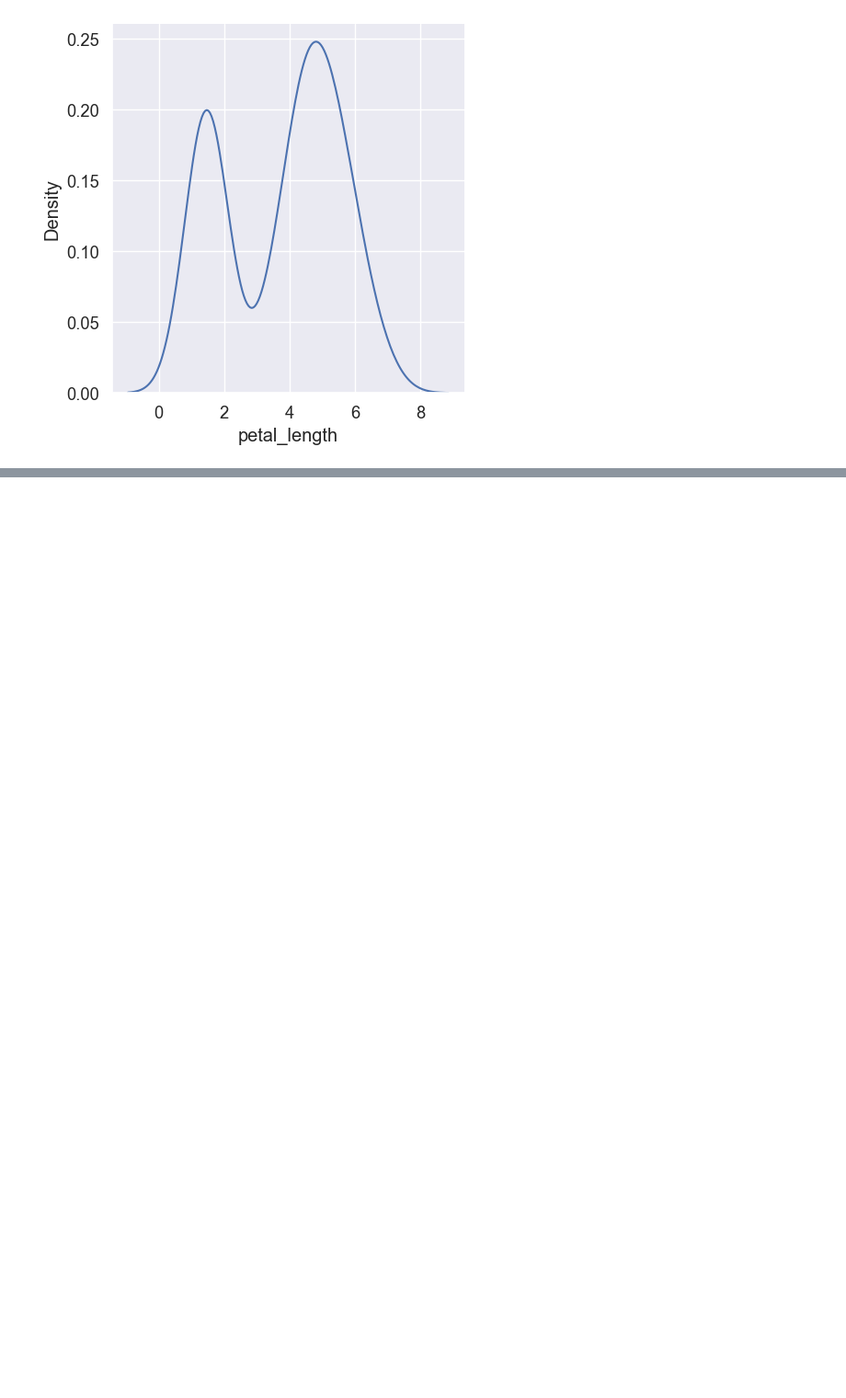
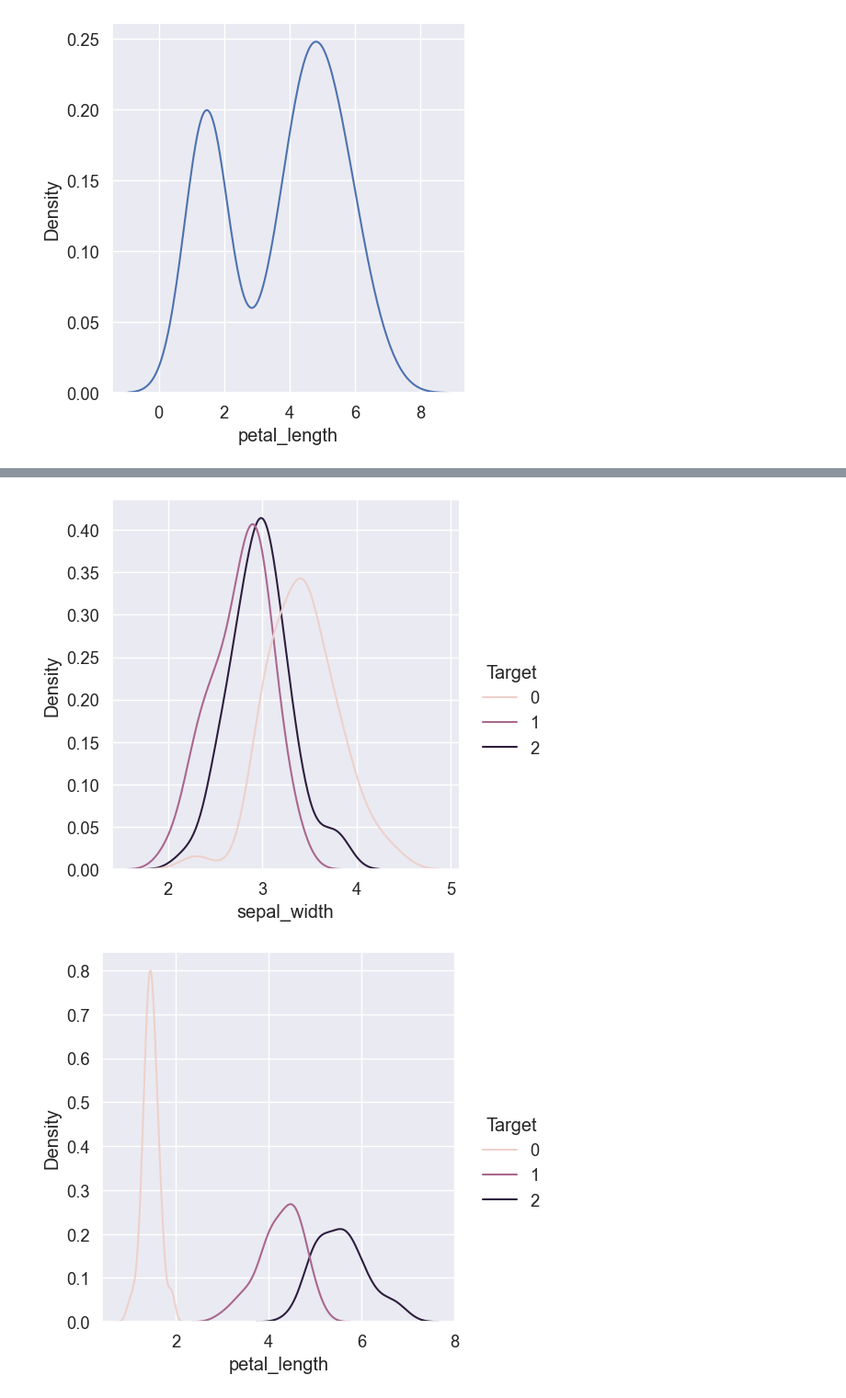
Before and after one commit to ChaesongYun/ML, a Jupyter notebook: classification.ipynb, the cells around one changed output, grey strips where cells are left out. Shown at 92% size. Cells and saved outputs as stored; diff of their text form; code cells hidden in the pictures; blank space fills up the shorter version.

```diff
--- a/classification.ipynb
+++ b/classification.ipynb
@@ -208,0 +213,10 @@ sns.displot(x='sepal_length', hue='Target', kind='kde', data=df)
+# %%
+# 나머지 3개 피처데이터를 한번에 그래프로 출력
+
+for col in ['sepal_width', 'petal_length', 'petal_width']:
+    sns.displot(x=col, hue='Target', kind='kde', data=df)
+
+plt.show()
+# %% [output]
+[figure, added]
+[figure, added]
```
Also changed, not shown: parts of 5 cells of this notebook.
